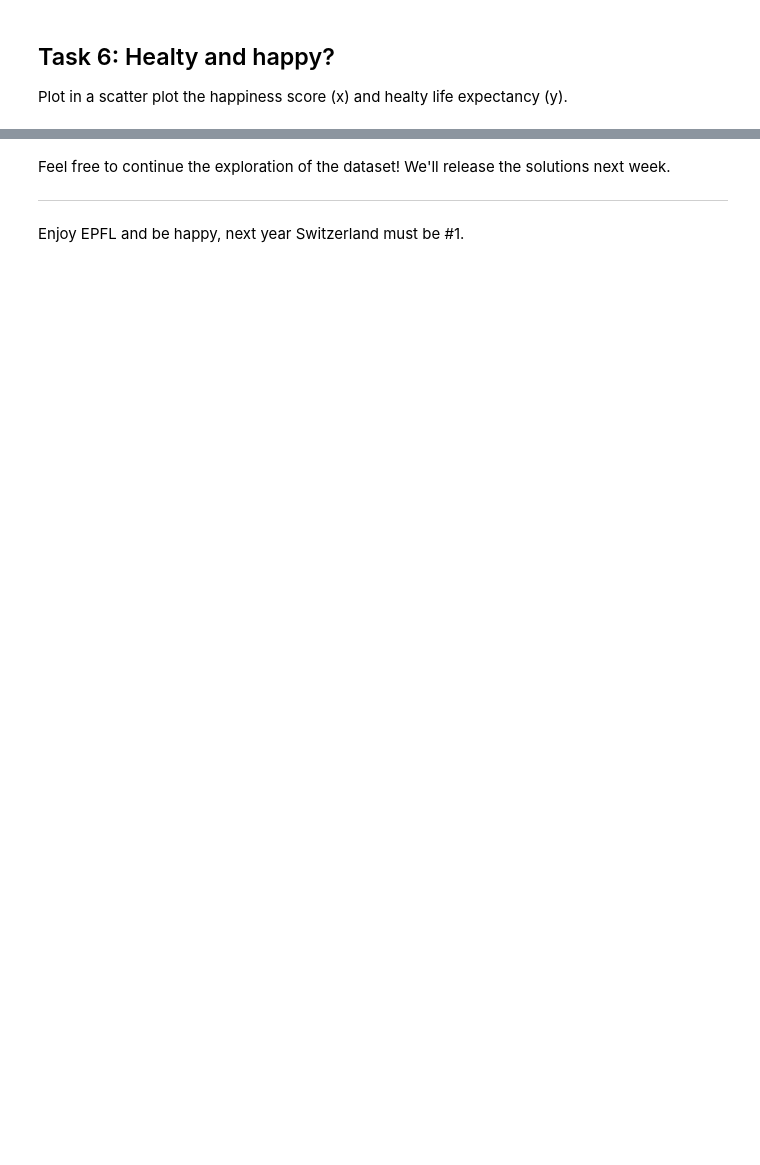
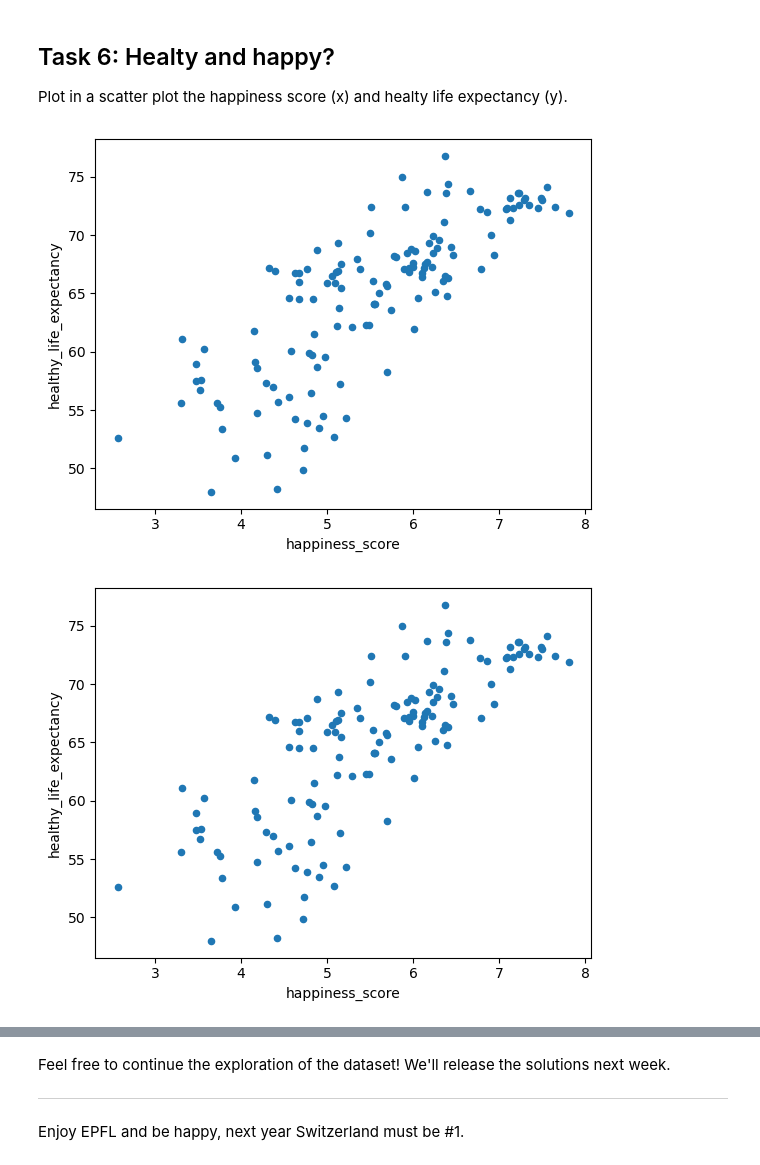
Before and after one commit to Khadija21102/ADA_2024, a Jupyter notebook: Exercises/01 - Handling data/Happiness.ipynb, the cells around one changed output, grey strips where cells are left out. Saved outputs shown, nothing was run; the diff lists cells and outputs as text; code cells hidden in the pictures; blank space fills up the shorter version.

Commit message:
happiness_end

```diff
--- a/Exercises/01 - Handling data/Happiness.ipynb
+++ b/Exercises/01 - Handling data/Happiness.ipynb
@@ -210,3 +211,5 @@ print(100-(total_literacy_population/total_population)*100)
 Add to the dataframe a new field called *population_density* computed by dividing *population* by *area*.
 # %%
 # Write your code here
+country_features['population_density'] = country_features['population']/country_features['area']
+country_features
@@ -222,0 +245,10 @@ Plot in a scatter plot the happiness score (x) and healty life expectancy (y).
+# %%
+# Write your code here
+#Plot in a scatter plot the happiness score (x) and healty life expectancy (y).
+
+country_features.plot.scatter(x='happiness_score', y='healthy_life_expectancy')
+
+plt.show()
+# %% [output]
+[figure, added]
+[figure, added]
```
Also changed, not shown: parts of 6 cells of this notebook.
